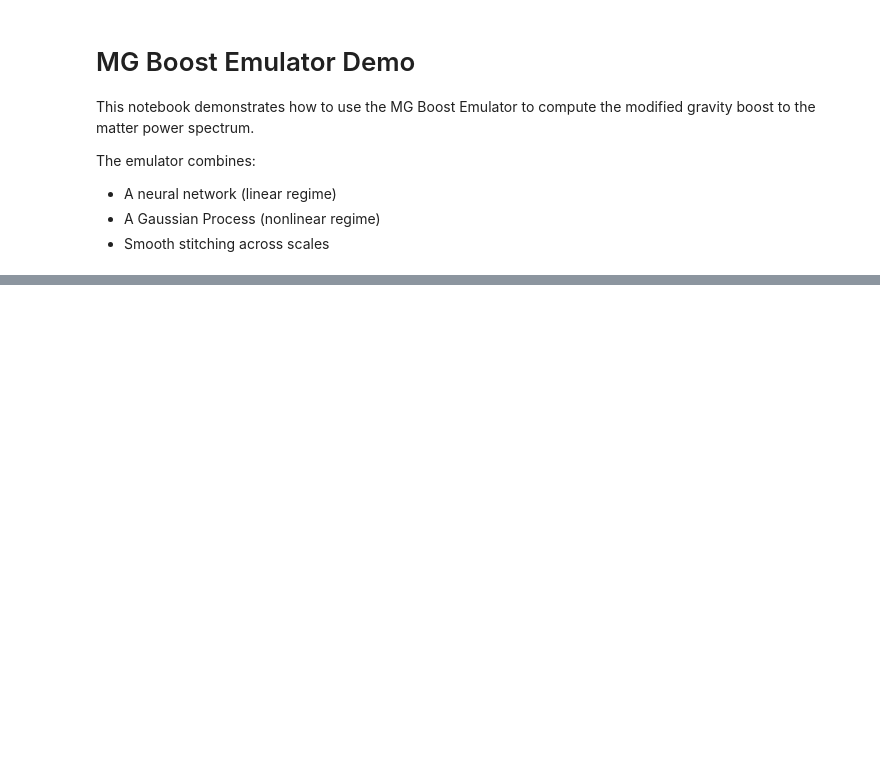
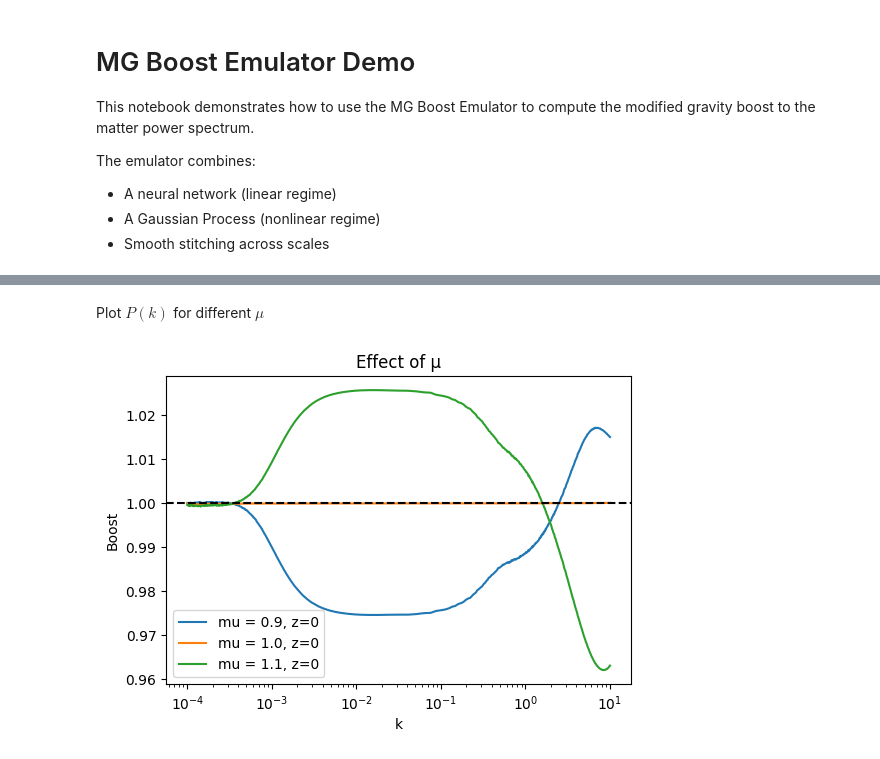
Before and after one commit to sankarshana16/mg_binned_boost_emulator, a Jupyter notebook: examples/example_notebook.ipynb, the cells around one changed output, grey strips where cells are left out. Saved outputs shown, nothing was run; the diff lists cells and outputs as text; code cells hidden in the pictures; blank space fills up the shorter version.

```diff
--- a/examples/example_notebook.ipynb
+++ b/examples/example_notebook.ipynb
@@ -50,0 +97,26 @@ FileNotFoundError: [Errno 2] No such file or directory: './models/linear_boost_n
+# %% [markdown]
+Plot $P(k)$ for different $\mu$
+# %%
+mus = [0.9, 1.0, 1.1]
+
+plt.figure(figsize=(6,4))
+
+for m in mus:
+    k, boost = emu.predict_boost(
+        cosmo,
+        mu=m,
+        eta=1.0,
+        bin_index=4,
+        zs=[0., 0.5, 1.0]
+    )
+    plt.semilogx(k, boost[0], label=f"mu = {m}, z=0")
+
+plt.axhline(1.0, linestyle="--", color="black")
+
+plt.xlabel("k")
+plt.ylabel("Boost")
+plt.legend()
+plt.title("Effect of μ")
+plt.show()
+# %% [output]
+[figure, added]
```
Also changed, not shown: parts of 6 cells of this notebook.
